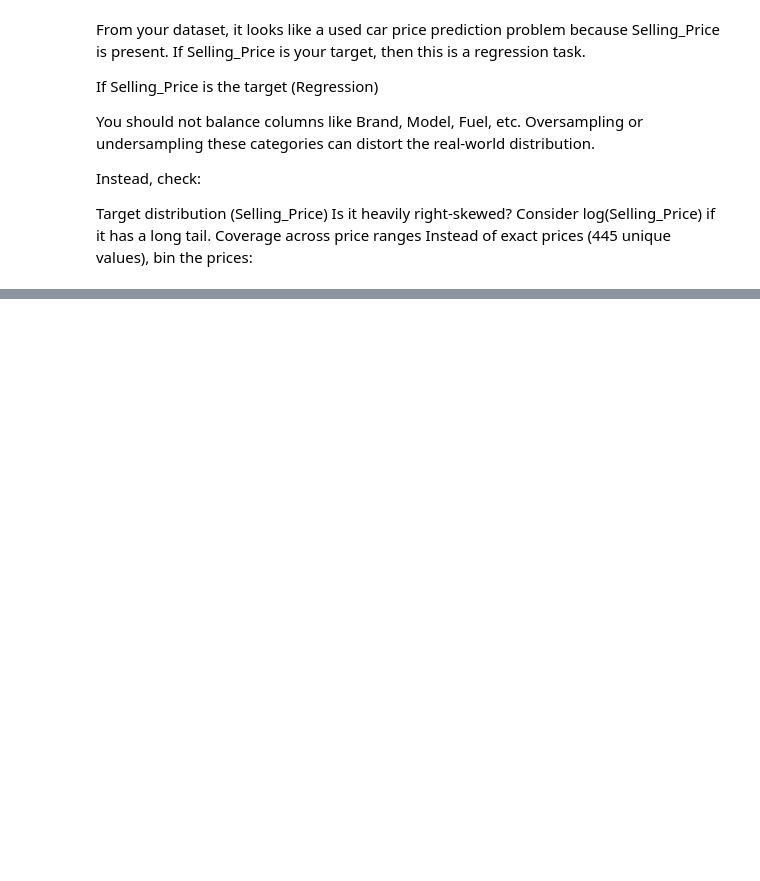
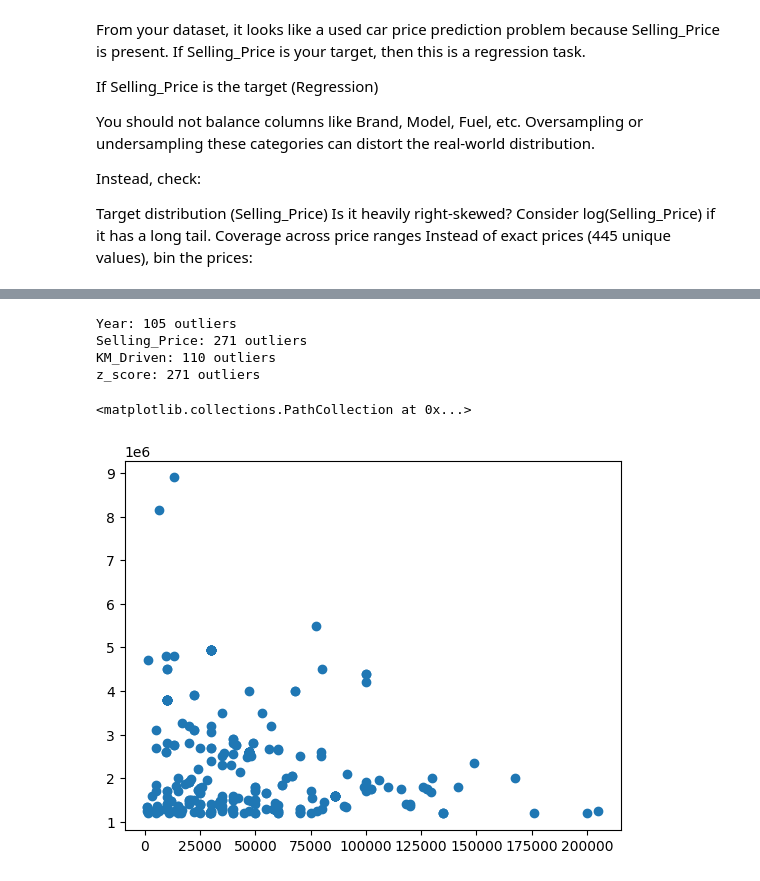
Before and after one commit to kanchanasubramani/Pandas-Matplotlib-Seaborn, a Jupyter notebook: matplotlib1.ipynb, the cells around one changed output, grey strips where cells are left out. Drawn from its saved outputs; the diff is of its cells as text; code cells hidden in the pictures; blank space fills up the shorter version.

```diff
--- a/matplotlib1.ipynb
+++ b/matplotlib1.ipynb
@@ -504,0 +544,14 @@ ValueError: x and y must be the same size
+# %%
+#outlier
+
+Q1 = df['Selling_Price'].quantile(0.25)
+Q3 = df['Selling_Price'].quantile(0.75)
+
+IQR = Q3 - Q1
+
+lower = Q1 - 1.5 * IQR
+upper = Q3 + 1.5 * IQR
+
+outliers = df[(df['Selling_Price'] < lower) | (df['Selling_Price'] > upper)]
+
+print(outliers)
@@ -504,0 +580,13 @@ ValueError: x and y must be the same size
+# %%
+#if data is normal distributed
+
+
+from scipy.stats import zscore
+
+df['z_score'] = zscore(df['Selling_Price'])
+
+outliers = df[df['z_score'].abs() > 3]
+
+print(outliers)
+
+print(len(outliers))
@@ -504,0 +611,26 @@ ValueError: x and y must be the same size
+# %%
+numeric_cols = df.select_dtypes(include='number').columns
+
+for col in numeric_cols:
+    Q1 = df[col].quantile(0.25)
+    Q3 = df[col].quantile(0.75)
+    IQR = Q3 - Q1
+
+    lower = Q1 - 1.5 * IQR
+    upper = Q3 + 1.5 * IQR
+
+    count = ((df[col] < lower) | (df[col] > upper)).sum()
+    outlier_df=((df[col] < lower) | (df[col] > upper))
+    print(f"{col}: {count} outliers")
+# %% [output]
+Year: 105 outliers
+Selling_Price: 271 outliers
+KM_Driven: 110 outliers
+z_score: 271 outliers
+# %%
+outlier_df.select_dtypes(include='number')
+
+plt.scatter(outlier_df['KM_Driven'], outlier_df['Selling_Price'])
+# %% [output]
+<matplotlib.collections.PathCollection at 0x...>
+[figure, added]
```
Also changed, not shown: parts of 14 cells of this notebook, 1 other file.
